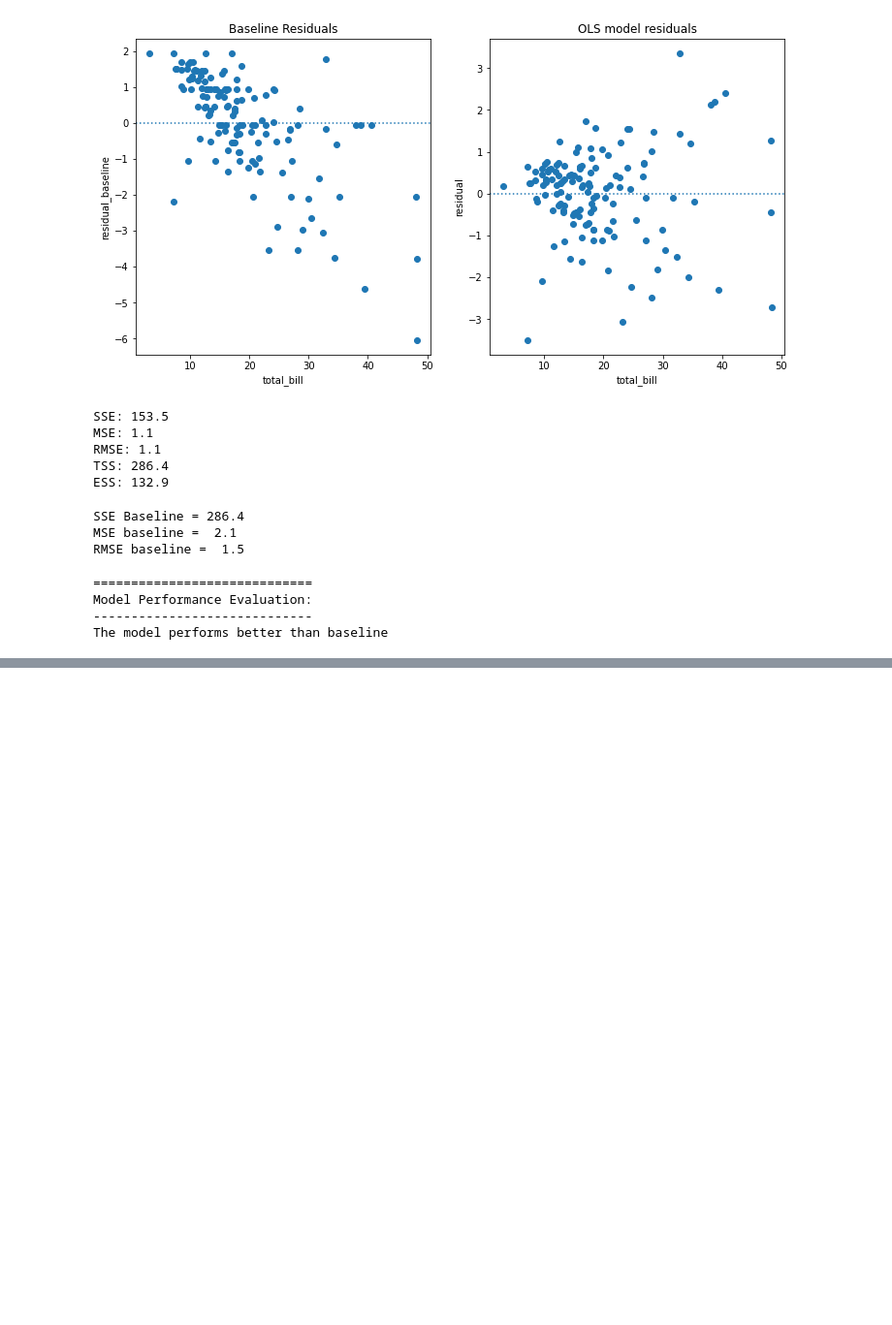
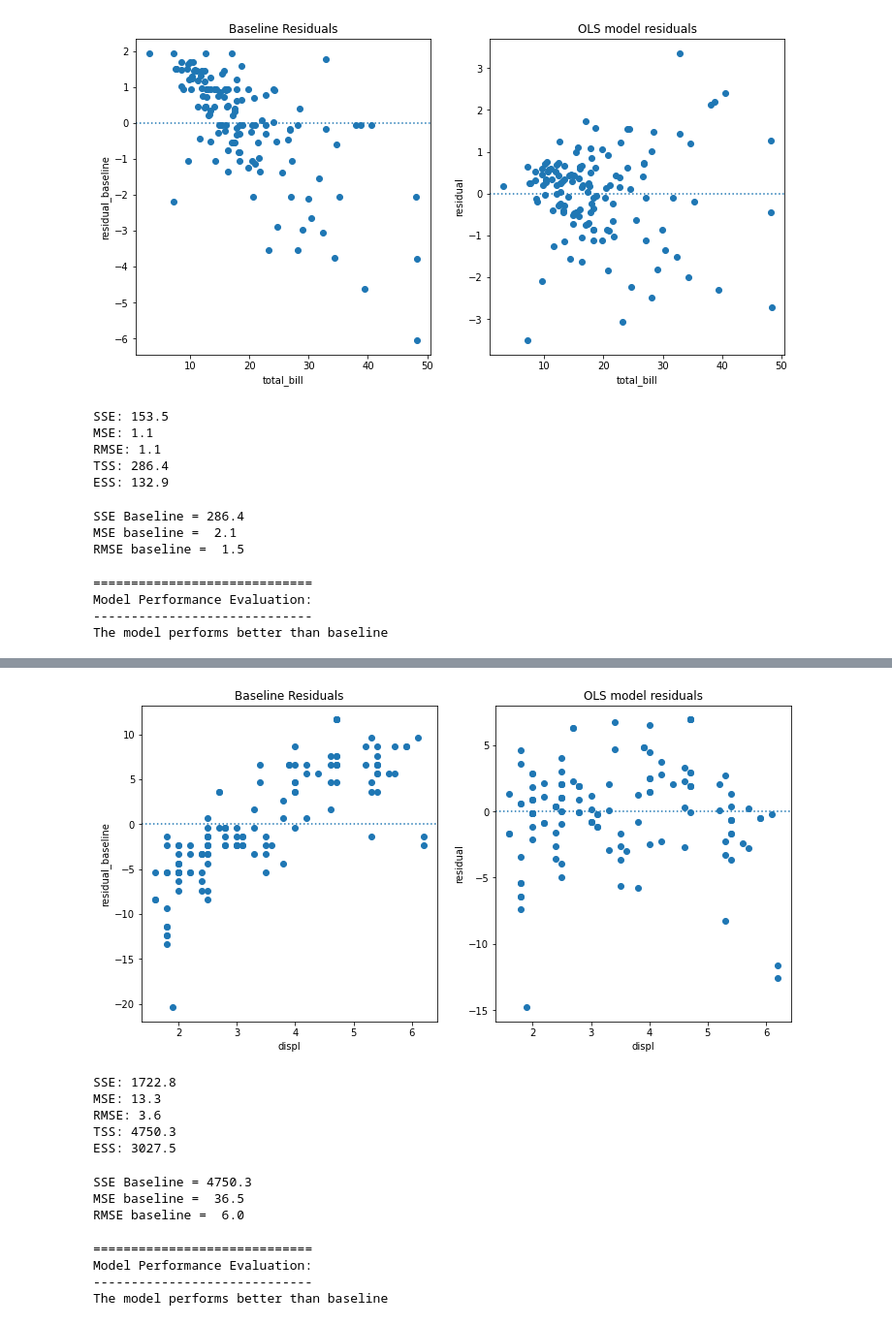
Before and after one commit to NSharick/regression-exercises, a Jupyter notebook: evaluate.ipynb, the cells around one changed output, grey strips where cells are left out. Shown: that part at 97% size. Cells and saved outputs as stored; diff of their text form; code cells hidden in the pictures; blank space fills up the shorter version.

```diff
--- a/evaluate.ipynb
+++ b/evaluate.ipynb
@@ -239,0 +244,3 @@ The model performs better than baseline
+# %%
+df = data('mpg')
+df.head()
@@ -239,0 +254,4 @@ The model performs better than baseline
+# %%
+train_val, test = train_test_split(df, train_size = 0.8, random_state=123)
+train, validate = train_test_split(train_val, train_size = 0.7, random_state=123)
+train.shape, validate.shape, test.shape
@@ -239,0 +260,3 @@ The model performs better than baseline
+# %%
+train = lr_model_with_residuals(train, 'displ', 'hwy')
+train.head()
@@ -239,0 +270,25 @@ The model performs better than baseline
+# %%
+plot_residuals(train, 'displ', 'residual_baseline', 'residual')
+# %% [output]
+[figure, added]
+# %%
+regression_errors(train, 'residual^2', 'residual_baseline^2')
+# %% [output]
+SSE: 1722.8
+MSE: 13.3
+RMSE: 3.6
+TSS: 4750.3
+ESS: 3027.5
+# %%
+baseline_mean_errors(train, 'residual_baseline^2')
+# %% [output]
+SSE Baseline = 4750.3
+MSE baseline =  36.5
+RMSE baseline =  6.0
+# %%
+better_than_baseline(train, 'residual^2', 'residual_baseline^2')
+# %% [output]
+=============================
+Model Performance Evaluation:
+-----------------------------
+The model performs better than baseline
```
Also changed, not shown: parts of 5 cells of this notebook.
